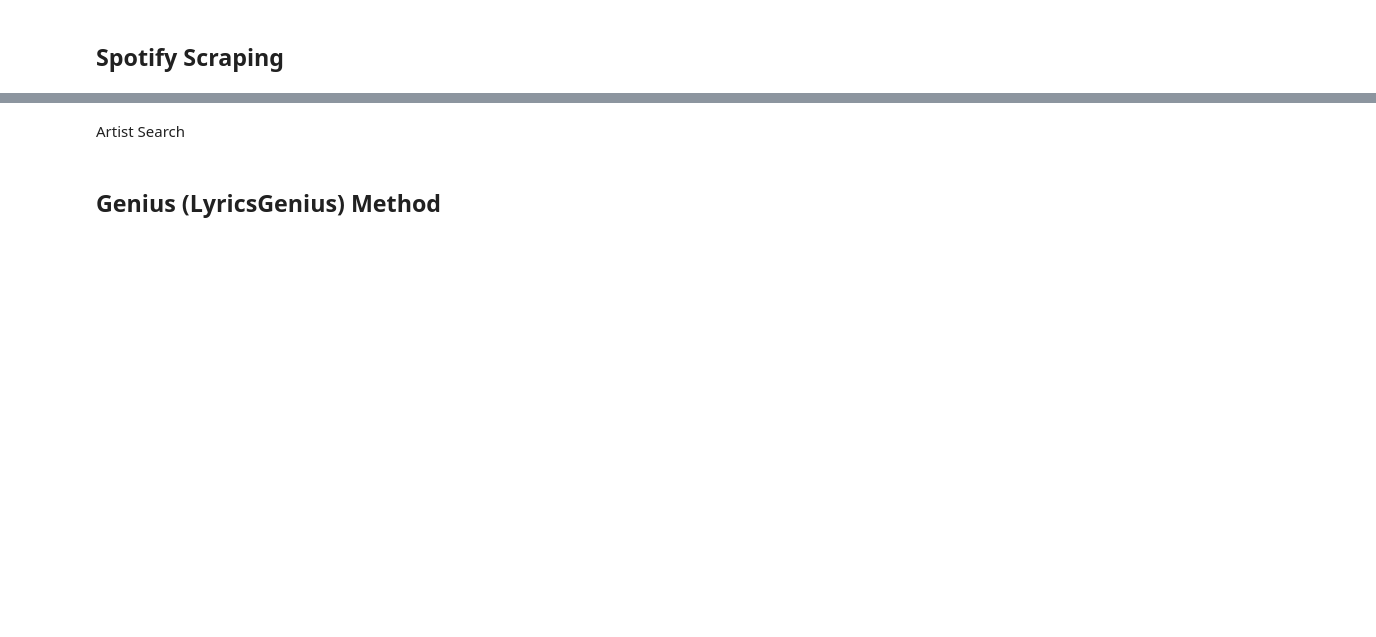
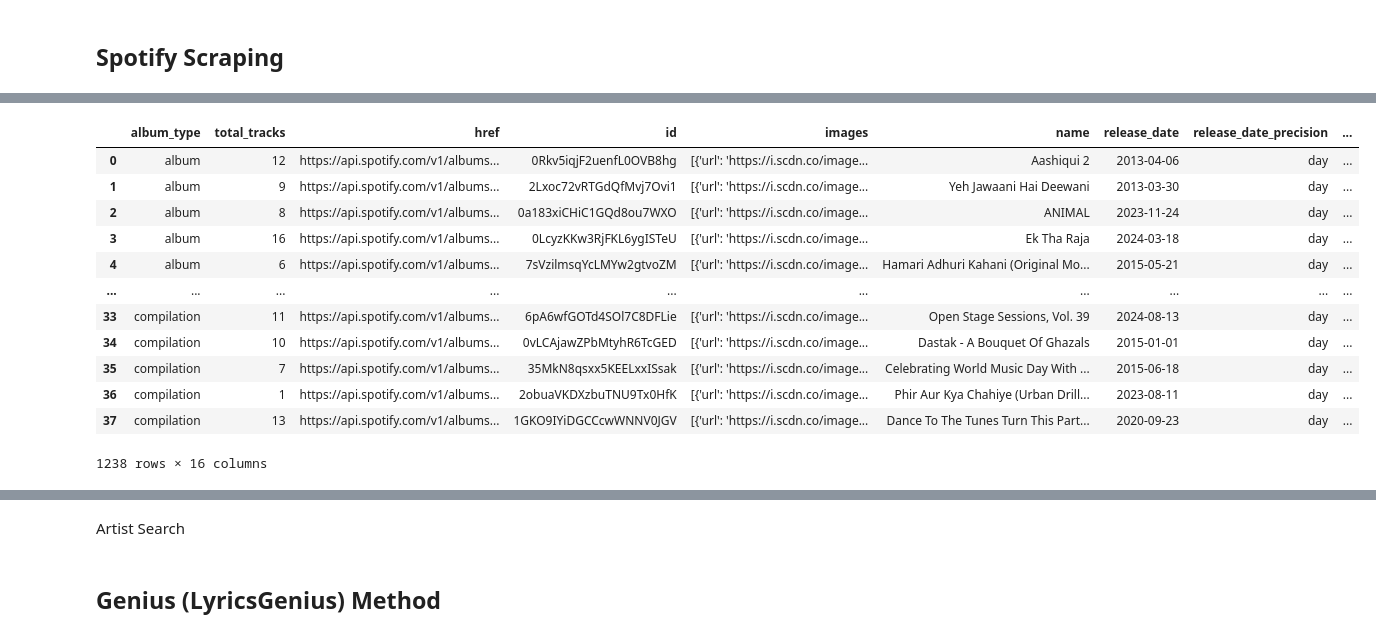
Before and after one commit to vishugp/MusicMandala, a Jupyter notebook: Spotify Scraper/scraper.ipynb, the cells around one changed output, grey strips where cells are left out. Cells and saved outputs as stored; diff of their text form; code cells hidden in the pictures; blank space fills up the shorter version.

```diff
--- a/Spotify Scraper/scraper.ipynb
+++ b/Spotify Scraper/scraper.ipynb
@@ -42,0 +41,21 @@ df
+# %%
+artist_id = "4YRxDV8wJFPHPTeXepOstw"
+options = "appears_on"
+limit = "50"
+url = f'https://api.spotify.com/v1/artists/{artist_id}/albums?include_groups={options}&limit={limit}'
+headers = {'Authorization': f'Bearer {access_token}'}
+response = requests.get(url, headers=headers)
+total_album_no = json.loads(response.content)['total']
+
+main_dict = {}
+print(np.arange(0,total_album_no,50))
+for i in np.arange(0,total_album_no,50):
+    print(i)
+    offset = i
+    url = f'https://api.spotify.com/v1/artists/{artist_id}/albums?include_groups={options}&limit={limit}&offset={offset}'
+    headers = {'Authorization': f'Bearer {access_token}'}
+    response = requests.get(url, headers=headers)
+
+    df = pd.json_normalize(json.loads(response.text), record_path=['items']).drop("available_markets",axis=1)
+    main_dict[i] = df
+main_df = pd.concat(main_dict.values())
@@ -42,0 +80,22 @@ df
+# %%
+main_df['Album_ID'] = main_df['external_urls.spotify'].apply(lambda x: x.split("/")[-1])
+main_df['Producer'] = main_df['artists'].apply(lambda x: x[0]['name'])
+main_df['Producer_ID'] = main_df['artists'].apply(lambda x: x[0]['id'])
+main_df.to_csv("albums.csv")
+# df
+# %%
+main_df
+# %% [output]
+|  | album_type | total_tracks | href | id | images | name | release_date | release_date_precision | ... |
+| 0 | album | 12 | https://api.spotify.com/v1/albums... | 0Rkv5iqjF2uenfL0OVB8hg | [{'url': 'https://i.scdn.co/image... | Aashiqui 2 | 2013-04-06 | day | ... |
+| 1 | album | 9 | https://api.spotify.com/v1/albums... | 2Lxoc72vRTGdQfMvj7Ovi1 | [{'url': 'https://i.scdn.co/image... | Yeh Jawaani Hai Deewani | 2013-03-30 | day | ... |
+| 2 | album | 8 | https://api.spotify.com/v1/albums... | 0a183xiCHiC1GQd8ou7WXO | [{'url': 'https://i.scdn.co/image... | ANIMAL | 2023-11-24 | day | ... |
+| 3 | album | 16 | https://api.spotify.com/v1/albums... | 0LcyzKKw3RjFKL6ygISTeU | [{'url': 'https://i.scdn.co/image... | Ek Tha Raja | 2024-03-18 | day | ... |
+| 4 | album | 6 | https://api.spotify.com/v1/albums... | 7sVzilmsqYcLMYw2gtvoZM | [{'url': 'https://i.scdn.co/image... | Hamari Adhuri Kahani (Original Mo... | 2015-05-21 | day | ... |
+| ... | ... | ... | ... | ... | ... | ... | ... | ... | ... |
+| 33 | compilation | 11 | https://api.spotify.com/v1/albums... | 6pA6wfGOTd4SOl7C8DFLie | [{'url': 'https://i.scdn.co/image... | Open Stage Sessions, Vol. 39 | 2024-08-13 | day | ... |
+| 34 | compilation | 10 | https://api.spotify.com/v1/albums... | 0vLCAjawZPbMtyhR6TcGED | [{'url': 'https://i.scdn.co/image... | Dastak - A Bouquet Of Ghazals | 2015-01-01 | day | ... |
+| 35 | compilation | 7 | https://api.spotify.com/v1/albums... | 35MkN8qsxx5KEELxxISsak | [{'url': 'https://i.scdn.co/image... | Celebrating World Music Day With ... | 2015-06-18 | day | ... |
+| 36 | compilation | 1 | https://api.spotify.com/v1/albums... | 2obuaVKDXzbuTNU9Tx0HfK | [{'url': 'https://i.scdn.co/image... | Phir Aur Kya Chahiye (Urban Drill... | 2023-08-11 | day | ... |
+| 37 | compilation | 13 | https://api.spotify.com/v1/albums... | 1GKO9IYiDGCCcwWNNV0JGV | [{'url': 'https://i.scdn.co/image... | Dance To The Tunes Turn This Part... | 2020-09-23 | day | ... |
+1238 rows × 16 columns
```
Also changed, not shown: parts of 9 cells of this notebook, 9 other files.
